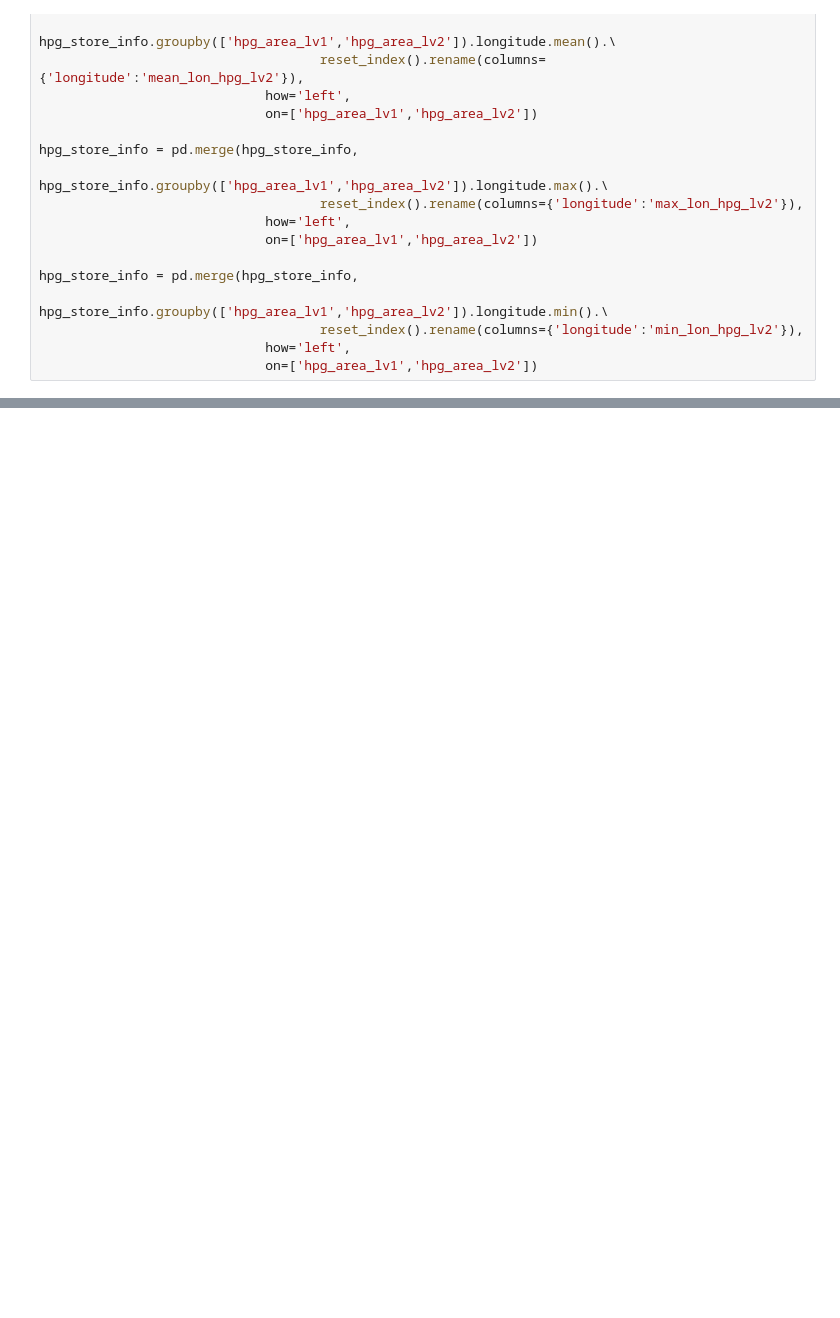
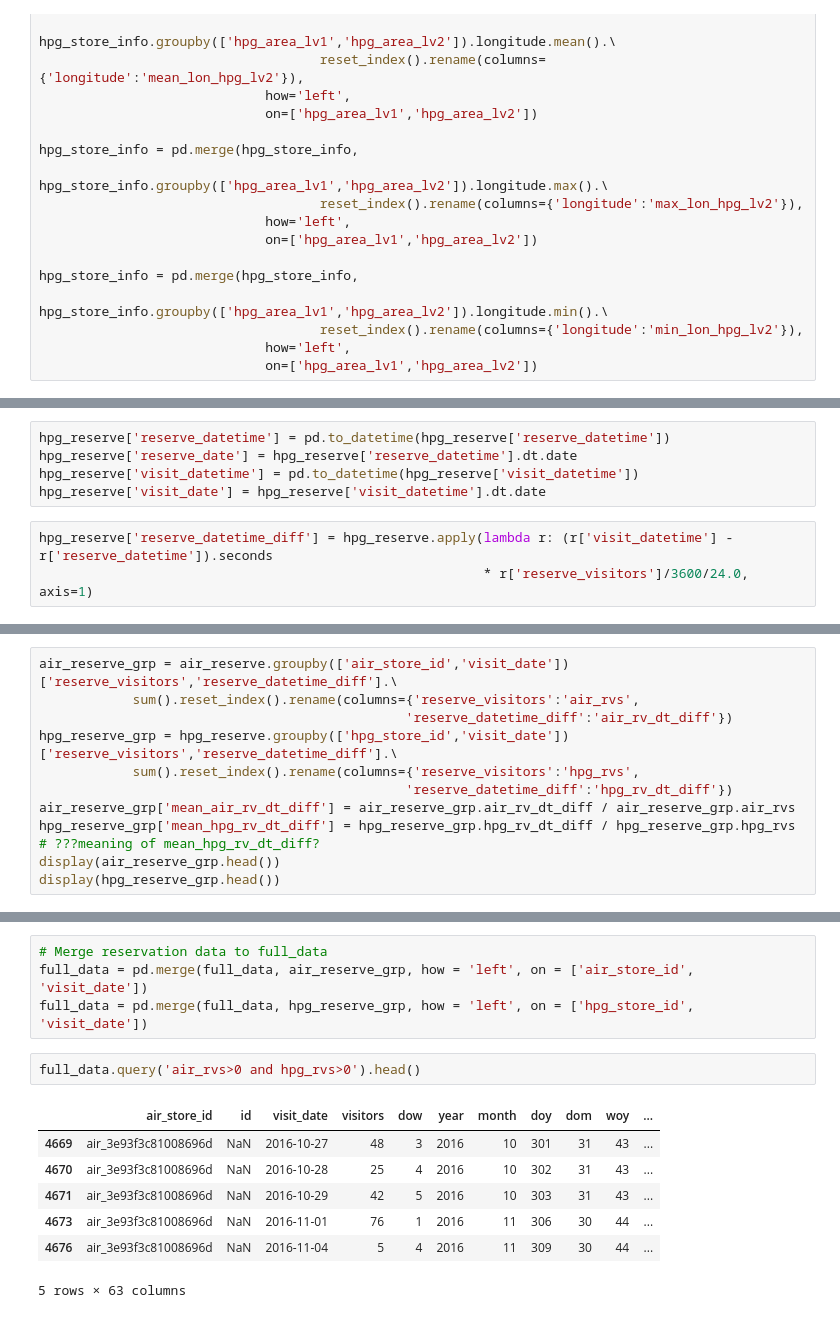
Before and after one commit to JiayuanGuo/Kaggle-RecruitRestaurantVisitorForecasting, a Jupyter notebook: 1.DataPreprocessing.ipynb, the cells around one changed output, grey strips where cells are left out. Saved outputs shown, nothing was run; the diff lists cells and outputs as text; blank space fills up the shorter version.

```diff
--- a/1.DataPreprocessing.ipynb
+++ b/1.DataPreprocessing.ipynb
@@ -342,0 +389,8 @@ air_store_info
+# %%
+hpg_reserve['reserve_datetime'] = pd.to_datetime(hpg_reserve['reserve_datetime'])
+hpg_reserve['reserve_date'] = hpg_reserve['reserve_datetime'].dt.date
+hpg_reserve['visit_datetime'] = pd.to_datetime(hpg_reserve['visit_datetime'])
+hpg_reserve['visit_date'] = hpg_reserve['visit_datetime'].dt.date
+# %%
+hpg_reserve['reserve_datetime_diff'] = hpg_reserve.apply(lambda r: (r['visit_datetime'] - r['reserve_datetime']).seconds
+                                                         * r['reserve_visitors']/3600/24.0, axis=1)
@@ -342,0 +415,12 @@ air_store_info
+# %%
+air_reserve_grp = air_reserve.groupby(['air_store_id','visit_date'])['reserve_visitors','reserve_datetime_diff'].\
+            sum().reset_index().rename(columns={'reserve_visitors':'air_rvs',
+                                               'reserve_datetime_diff':'air_rv_dt_diff'})
+hpg_reserve_grp = hpg_reserve.groupby(['hpg_store_id','visit_date'])['reserve_visitors','reserve_datetime_diff'].\
+            sum().reset_index().rename(columns={'reserve_visitors':'hpg_rvs',
+                                               'reserve_datetime_diff':'hpg_rv_dt_diff'})
+air_reserve_grp['mean_air_rv_dt_diff'] = air_reserve_grp.air_rv_dt_diff / air_reserve_grp.air_rvs
+hpg_reserve_grp['mean_hpg_rv_dt_diff'] = hpg_reserve_grp.hpg_rv_dt_diff / hpg_reserve_grp.hpg_rvs
+# ???meaning of mean_hpg_rv_dt_diff?
+display(air_reserve_grp.head())
+display(hpg_reserve_grp.head())
@@ -342,0 +440,14 @@ air_store_info
+# %%
+# Merge reservation data to full_data
+full_data = pd.merge(full_data, air_reserve_grp, how = 'left', on = ['air_store_id', 'visit_date'])
+full_data = pd.merge(full_data, hpg_reserve_grp, how = 'left', on = ['hpg_store_id', 'visit_date'])
+# %%
+full_data.query('air_rvs>0 and hpg_rvs>0').head()
+# %% [output]
+|  | air_store_id | id | visit_date | visitors | dow | year | month | doy | dom | woy | ... |
+| 4669 | air_3e93f3c81008696d | NaN | 2016-10-27 | 48 | 3 | 2016 | 10 | 301 | 31 | 43 | ... |
+| 4670 | air_3e93f3c81008696d | NaN | 2016-10-28 | 25 | 4 | 2016 | 10 | 302 | 31 | 43 | ... |
+| 4671 | air_3e93f3c81008696d | NaN | 2016-10-29 | 42 | 5 | 2016 | 10 | 303 | 31 | 43 | ... |
+| 4673 | air_3e93f3c81008696d | NaN | 2016-11-01 | 76 | 1 | 2016 | 11 | 306 | 30 | 44 | ... |
+| 4676 | air_3e93f3c81008696d | NaN | 2016-11-04 | 5 | 4 | 2016 | 11 | 309 | 30 | 44 | ... |
+5 rows × 63 columns
```
Also changed, not shown: parts of 22 cells of this notebook.
